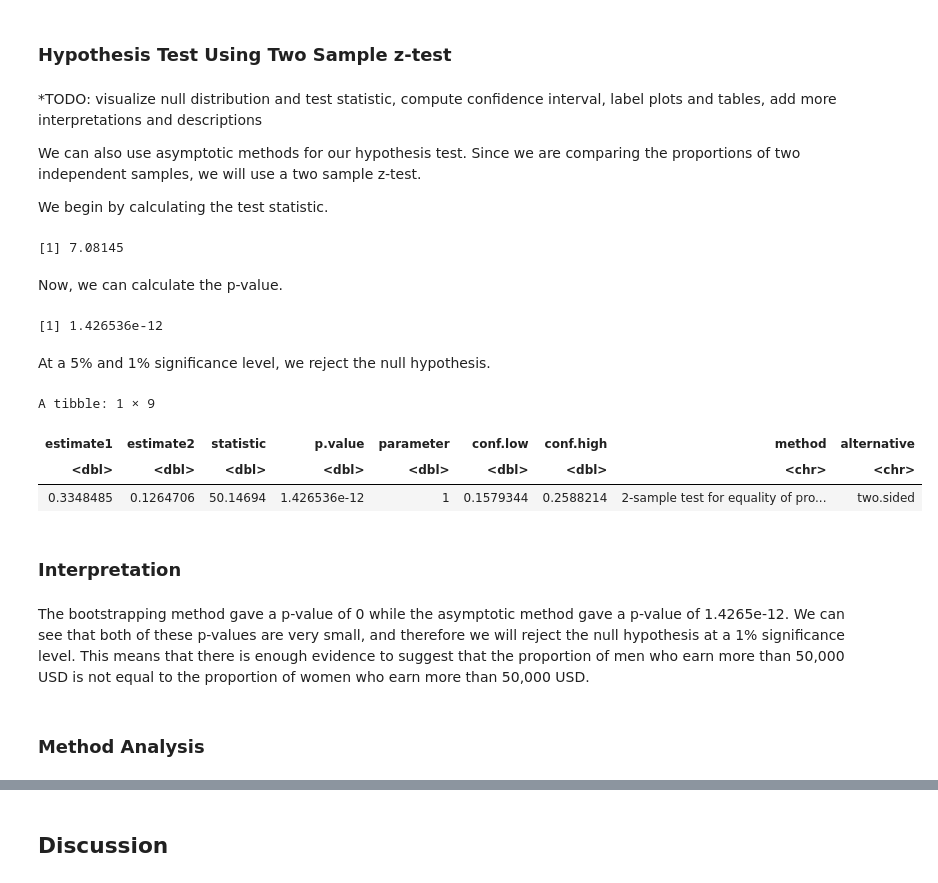
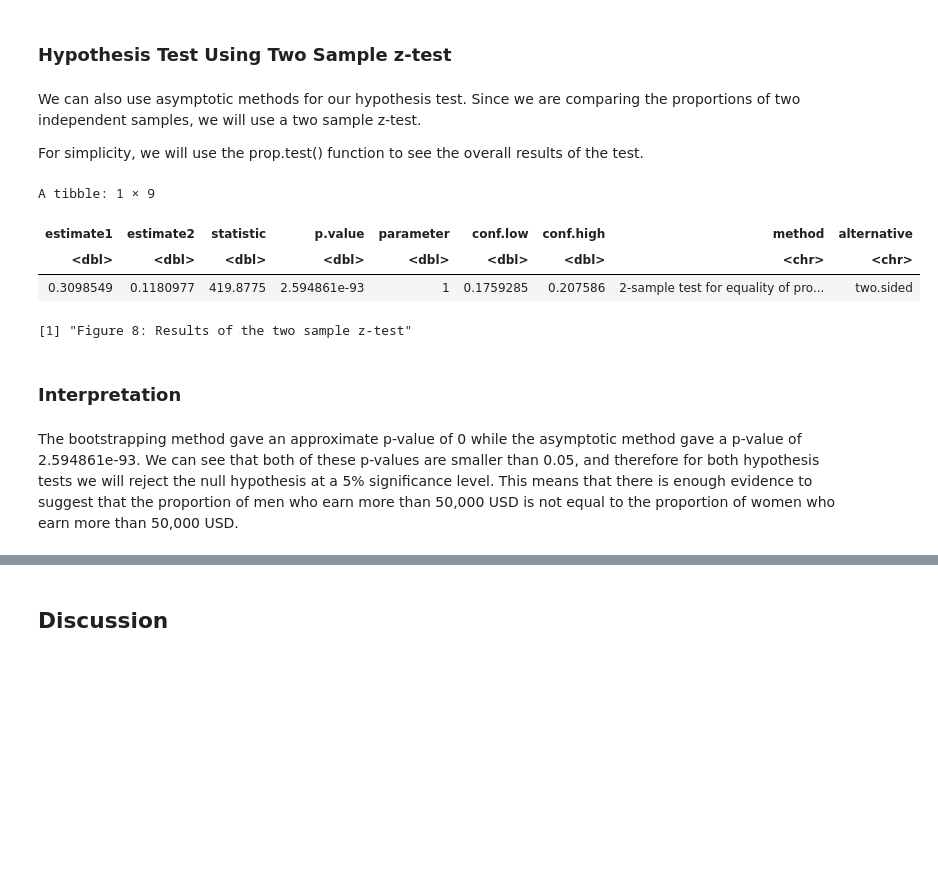
Before and after one commit to ShengHao011/Gender-Wage-Gap-Analysis-Model, a Jupyter notebook: FinalProject.ipynb, the cells around one changed output, grey strips where cells are left out. Drawn from its saved outputs; the diff is of its cells as text; code cells hidden in the pictures; blank space fills up the shorter version.

Commit message:
tidied analysis

```diff
--- a/FinalProject.ipynb
+++ b/FinalProject.ipynb
@@ -194,57 +205,25 @@ visualize(bootstrapped_null) +
 # %% [markdown]
 ### Hypothesis Test Using Two Sample z-test
 # %% [markdown]
-*TODO: visualize null distribution and test statistic, compute confidence interval, label plots and tables, add more interpretations and descriptions
-
-
 We can also use asymptotic methods for our hypothesis test. Since we are comparing the proportions of two independent samples, we will use a two sample z-test.
 
-We begin by calculating the test statistic.
+For simplicity, we will use the prop.test() function to see the overall results of the test.
-# %%
-n1 <- sum(adult_data$Sex == "Male")
-
-phat1 <- adult_data %>%
-    filter(Sex == "Male", Income == ">50K") %>%
-    summarize(phat = n()/n1) %>%
-    pull()
-
-n2 <- sum(adult_data$Sex == "Female")
-
-phat2 <- adult_data %>%
-    filter(Sex == "Female", Income == ">50K") %>%
-    summarize(phat = n()/n2) %>%
-    pull()
-
-phat <- (n1*phat1 + n2*phat2) / (n1+n2)
-
-t_test_stat <- (phat1 - phat2) / sqrt(phat*(1-phat)*(1/n1 + 1/n2))
-t_test_stat
-# %% [output]
-[1] 7.08145
-# %% [markdown]
-Now, we can calculate the p-value.
-# %%
-p_value_t <- 2*pnorm(t_test_stat, lower.tail = FALSE)
-p_value_t
-# %% [output]
-[1] 1.426536e-12
-# %% [markdown]
-At a 5% and 1% significance level, we reject the null hypothesis.
 # %%
-summary <- tidy(
-        prop.test(x = c(221,43),
-                  n = c(660,340),
+# Conduct the two sample z-test
+z_test_result <- tidy(
+        prop.test(x = c(2072,370),
+                  n = c(6687,3133),
                   alternative = "two.sided",
                   correct = FALSE))
-summary
+z_test_result
+print("Figure 8: Results of the two sample z-test")
 # %% [output]
 A tibble: 1 × 9
 | estimate1 | estimate2 | statistic | p.value | parameter | conf.low | conf.high | method | alternative |
 | <dbl> | <dbl> | <dbl> | <dbl> | <dbl> | <dbl> | <dbl> | <chr> | <chr> |
-| 0.3348485 | 0.1264706 | 50.14694 | 1.426536e-12 | 1 | 0.1579344 | 0.2588214 | 2-sample test for equality of pro... | two.sided |
+| 0.3098549 | 0.1180977 | 419.8775 | 2.594861e-93 | 1 | 0.1759285 | 0.207586 | 2-sample test for equality of pro... | two.sided |
+[1] "Figure 8: Results of the two sample z-test"
 # %% [markdown]
 ### Interpretation
 # %% [markdown]
-The bootstrapping method gave a p-value of 0 while the asymptotic method gave a p-value of 1.4265e-12. We can see that both of these p-values are very small, and therefore we will reject the null hypothesis at a 1% significance level. This means that there is enough evidence to suggest that the proportion of men who earn more than 50,000 USD is not equal to the proportion of women who earn more than 50,000 USD.
+The bootstrapping method gave an approximate p-value of 0 while the asymptotic method gave a p-value of 2.594861e-93. We can see that both of these p-values are smaller than 0.05, and therefore for both hypothesis tests we will reject the null hypothesis at a 5% significance level. This means that there is enough evidence to suggest that the proportion of men who earn more than 50,000 USD is not equal to the proportion of women who earn more than 50,000 USD.
-# %% [markdown]
-### Method Analysis
```
Also changed, not shown: parts of 23 cells of this notebook.
